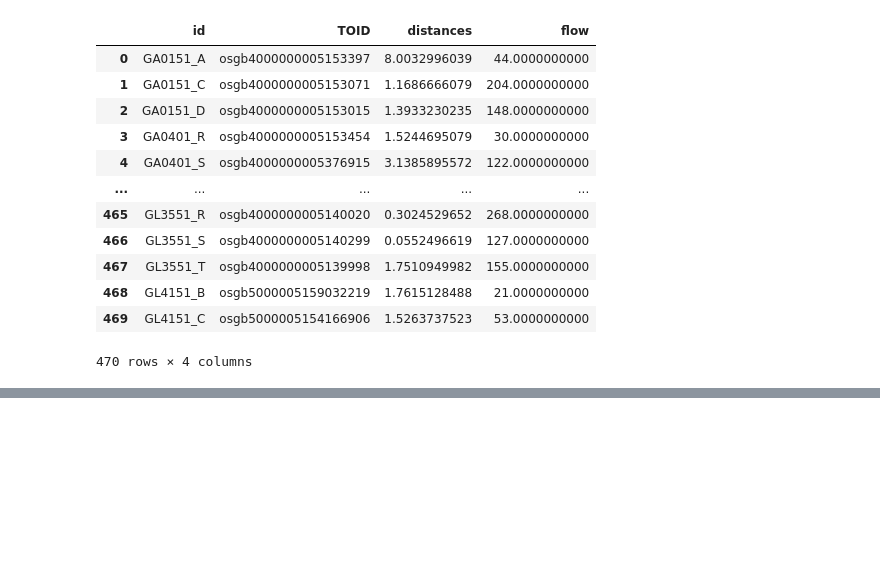
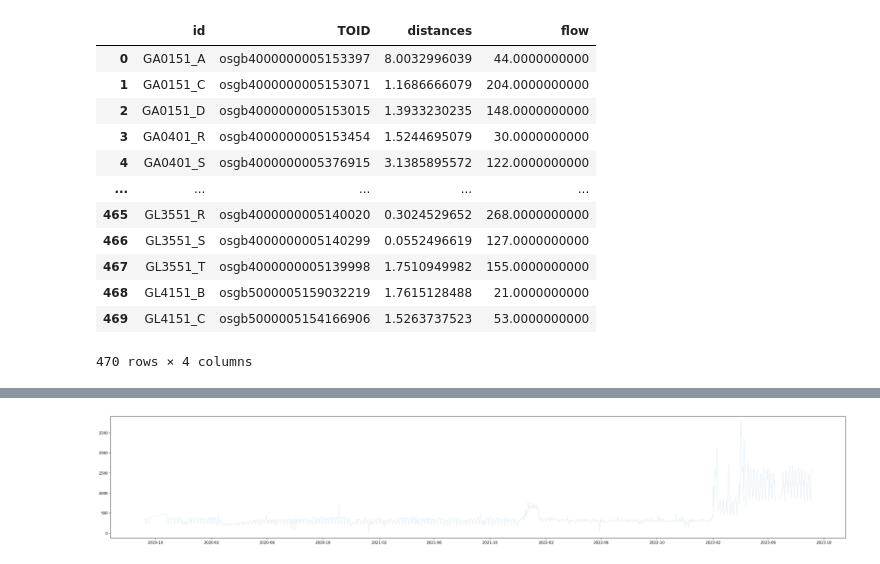
Before and after one commit to YueLi-0816/data_paper, a Jupyter notebook: traffic_flow_plot.ipynb, the cells around one changed output, grey strips where cells are left out. Saved outputs shown, nothing was run; the diff lists cells and outputs as text; code cells hidden in the pictures; blank space fills up the shorter version.

```diff
--- a/traffic_flow_plot.ipynb
+++ b/traffic_flow_plot.ipynb
@@ -223,0 +261,4 @@ road_sensor_flow = road_sensor_df.to_crs("27700")
+# %%
+sensor_daily = sensor_df.groupby("date", as_index=False).agg( {'flow':lambda x: x.mean()*24})
+sensor_daily.flow = sensor_daily.flow.astype(int)
+sensor_daily
@@ -223,0 +279,6 @@ road_sensor_flow = road_sensor_df.to_crs("27700")
+# %%
+fig, ax1 = plt.subplots(figsize=(36, 6),dpi=150)
+ax1.plot(sensor_daily['flow'], linestyle='-', color='tab:blue', alpha=0.1)
+ax1.xaxis.set_major_locator(mdates.RRuleLocator(mdates.rrulewrapper(mdates.MONTHLY, interval=4)))
+# %% [output]
+[figure, added]
```
Also changed, not shown: parts of 15 cells of this notebook.
